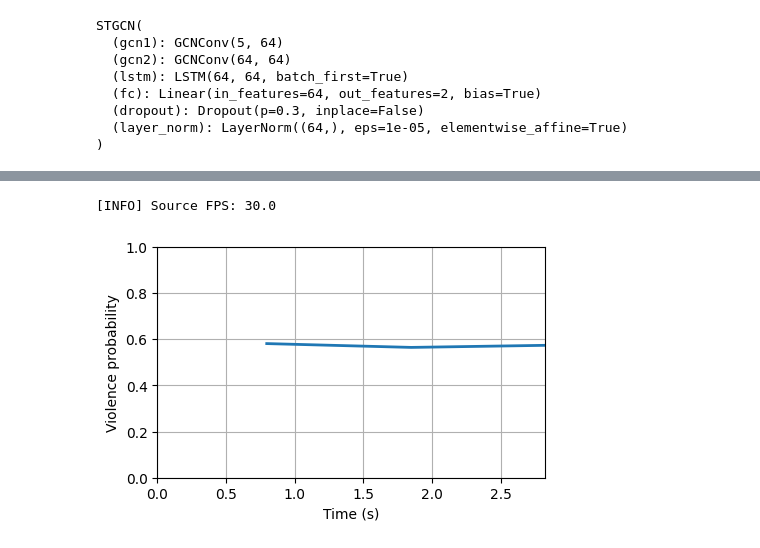
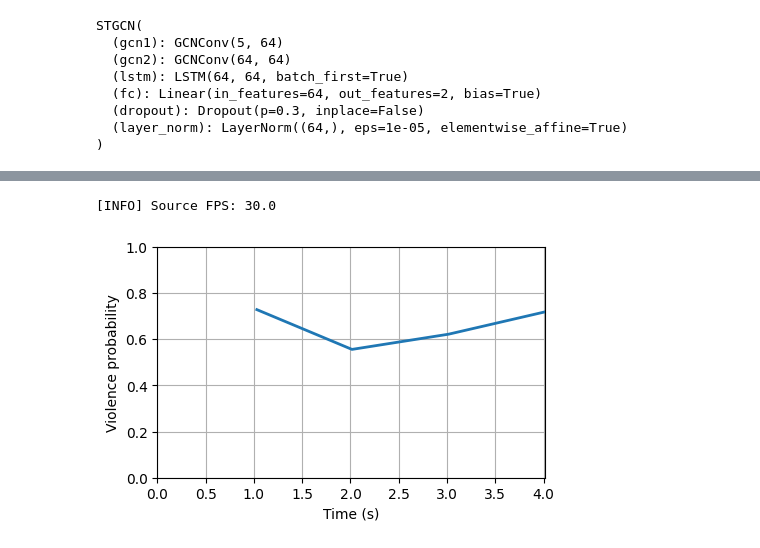
Before and after one commit to merkulovlad/DrachunsDetector, a Jupyter notebook: val.ipynb, the cells around one changed output, grey strips where cells are left out. Drawn from its saved outputs; the diff is of its cells as text; code cells hidden in the pictures.

```diff
--- a/val.ipynb
+++ b/val.ipynb
@@ -351,7 +347,7 @@ def run_realtime_video(source=0):
     plt.ioff()
     plt.show()
 # %%
-run_realtime_video(fr"data/non_violent/cam1/2.mp4")
+run_realtime_video(fr"data/violent/cam1/6.mp4")
 # %% [output]
 [INFO] Source FPS: 30.0
-[figure, old version]
+[figure, new version]
```
Also changed, not shown: parts of 6 cells of this notebook, 2 other files.
